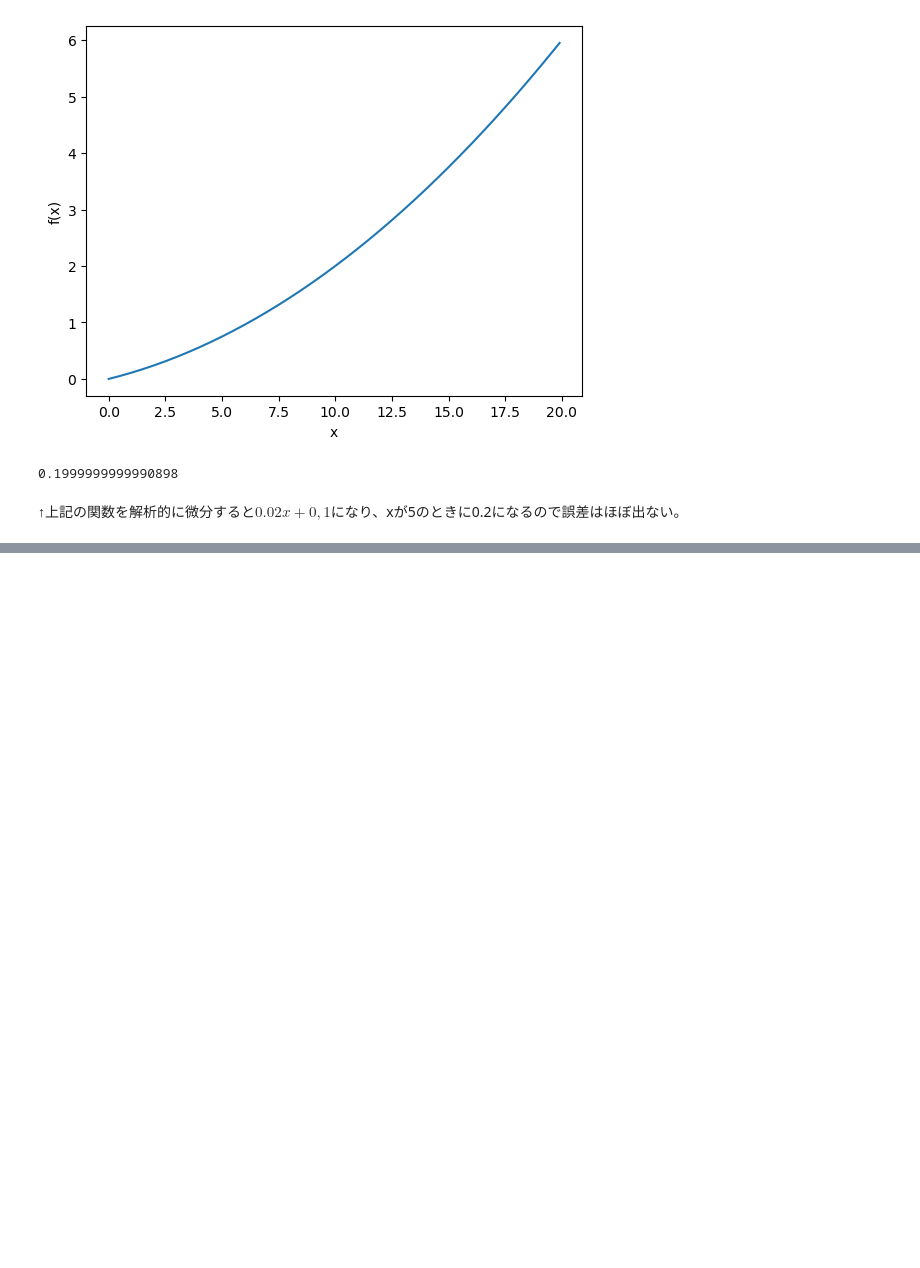
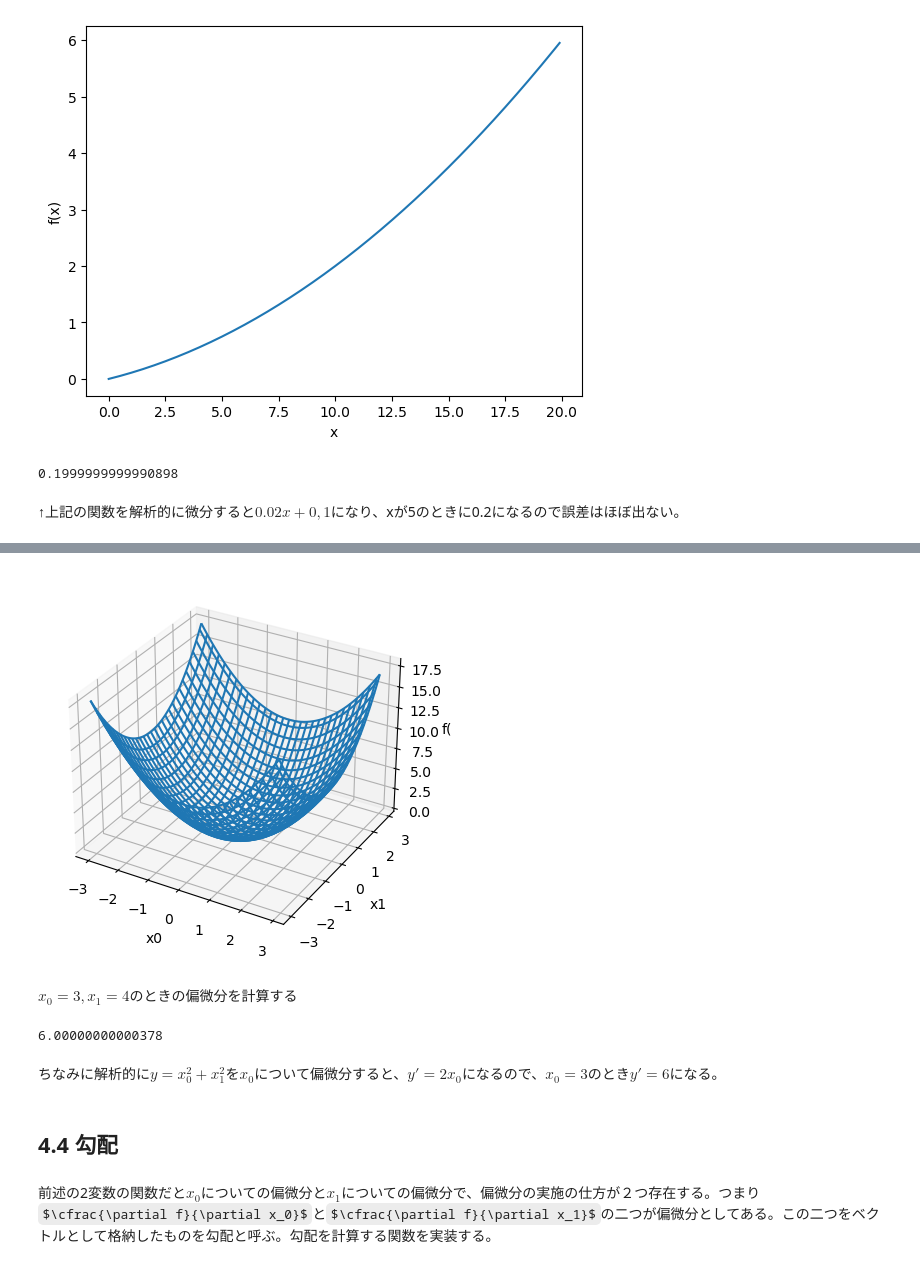
Before and after one commit to HIKARU8150/DeepLearning, a Jupyter notebook: 4_neural_network_learning.ipynb, the cells around one changed output, grey strips where cells are left out. Drawn from its saved outputs; the diff is of its cells as text; code cells hidden in the pictures; some formulas as TeX source; blank space fills up the shorter version.

```diff
--- a/4_neural_network_learning.ipynb
+++ b/4_neural_network_learning.ipynb
@@ -147,0 +159,42 @@ numerical_diff(function_1, 5)
+# %%
+def function_2(x):
+    # 引数にNumPy配列が入力されることを想定。
+    return x[0]**2 + x[1]**2
+# %%
+# テキストにあるような描画をしたい！
+x = np.arange(-3.0, 3.0, 0.1)
+y = np.arange(-3.0, 3.0, 0.1)
+
+X, Y = np.meshgrid(x, y)
+z = function_2(np.array([X,Y]))
+
+fig = pplot.figure()
+ax = fig.add_subplot(projection = "3d")
+
+ax.plot_wireframe(X,Y,z, cmap= "terrain")
+ax.set_xlabel("x0")
+ax.set_ylabel("x1")
+ax.set_zlabel("f(x)")
+
+pplot.show()
+# なんかz軸のラベル切れてない？画像サイズの問題っぽい。今回の本題でないのでそのままにしておく。
+# %% [output]
+[figure, added]
+# %% [markdown]
+$x_0 = 3, x_1 = 4$のときの偏微分を計算する
+# %%
+#x0について偏微分をしてみる。
+#変数の一つを定数と見做して微分をするのでここではx1を定数としてfunction_tmp1を定義する。
+
+def function_tmp1(x0):
+    return x0*x0 + 4.0 ** 2.0
+
+numerical_diff(function_tmp1, 3.0)
+# %% [output]
+6.00000000000378
+# %% [markdown]
+ちなみに解析的に$y = x_0^2 + x_1^2$を$x_0$について偏微分すると、$y' = 2x_0$になるので、$x_0 = 3$のとき$y' = 6$になる。
+# %% [markdown]
+## 4.4 勾配
+# %% [markdown]
+前述の2変数の関数だと$x_0$についての偏微分と$x_1$についての偏微分で、偏微分の実施の仕方が２つ存在する。つまり$\cfrac{\partial f}{\partial x_0}$と$\cfrac{\partial f}{\partial x_1}$の二つが偏微分としてある。この二つをベクトルとして格納したものを勾配と呼ぶ。勾配を計算する関数を実装する。
```
Also changed, not shown: parts of 8 cells of this notebook.
